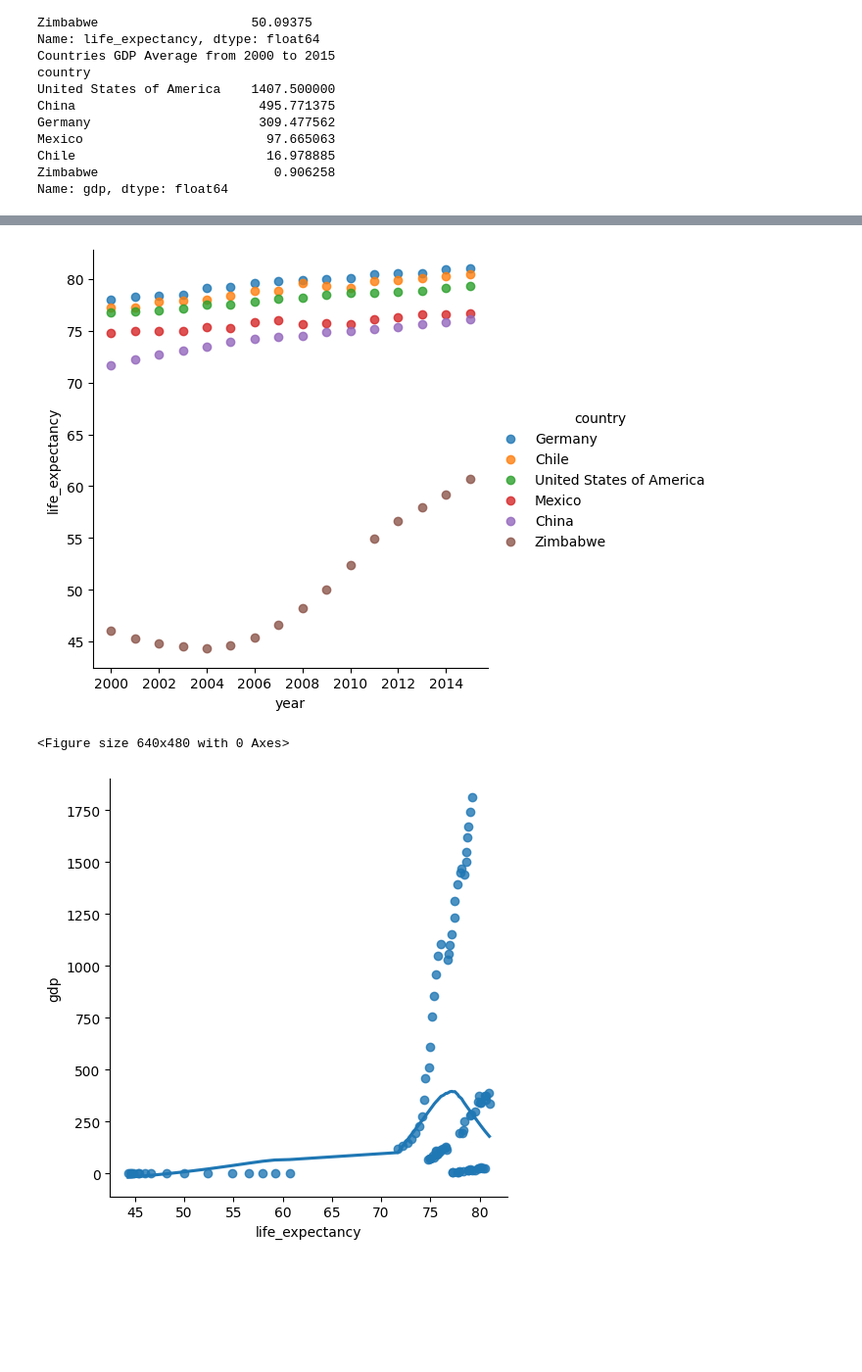
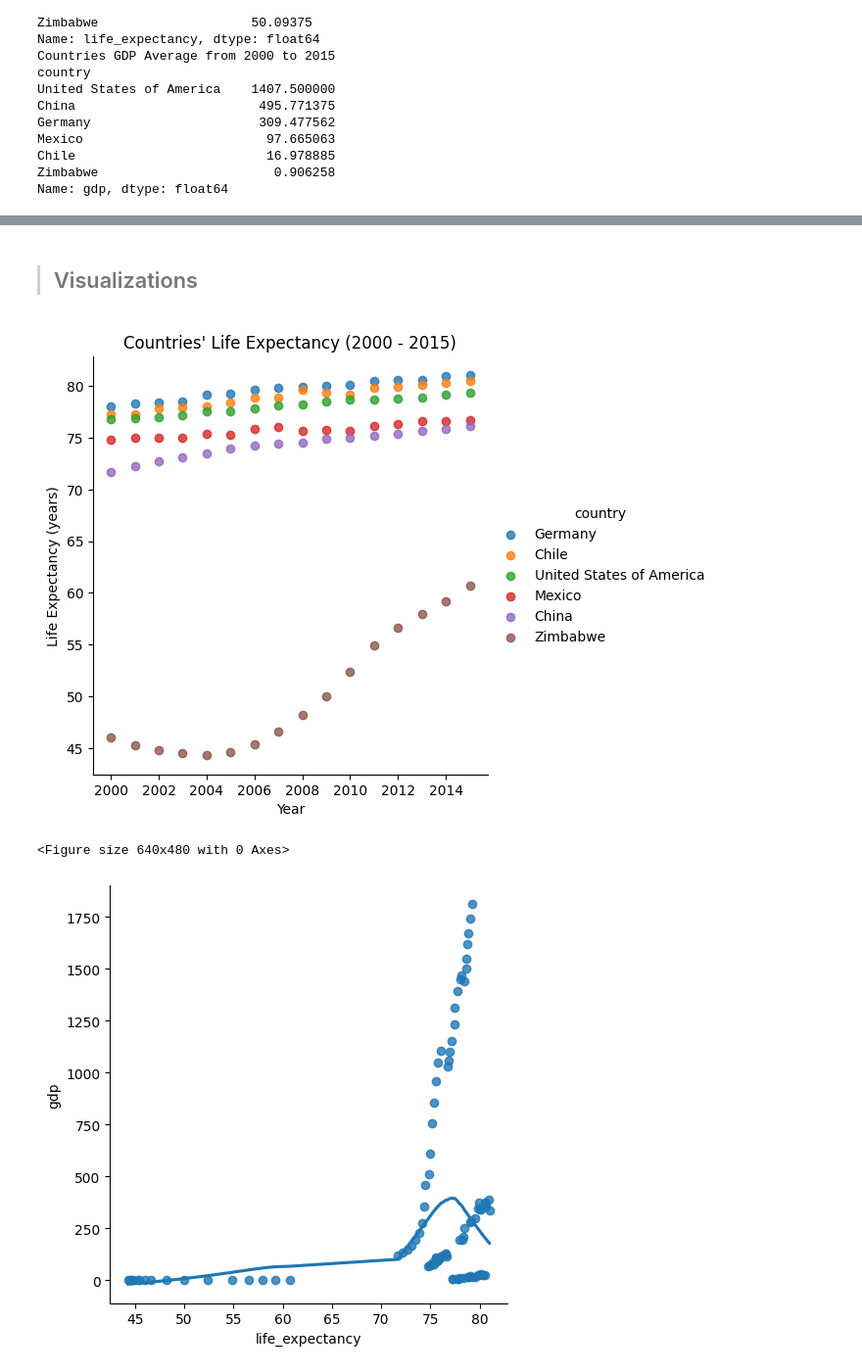
Before and after one commit to aboytech/Life_Expectancy_and_GDP_Starter, a Jupyter notebook: Life-Expectancy-and-GDP-Starter/life_expectancy_gdp.ipynb, the cells around one changed output, grey strips where cells are left out. Shown at 98% size. Saved outputs shown, nothing was run; the diff lists cells and outputs as text; code cells hidden in the pictures; blank space fills up the shorter version.

Commit message:
Visualizations

```diff
--- a/Life-Expectancy-and-GDP-Starter/life_expectancy_gdp.ipynb
+++ b/Life-Expectancy-and-GDP-Starter/life_expectancy_gdp.ipynb
@@ -161,9 +175,14 @@ Name: gdp, dtype: float64
+# %% [markdown]
+> ## Visualizations
 # %%
 sns.lmplot(data = df, x = 'year', y = 'life_expectancy', hue = 'country', fit_reg = False, hue_order = ['Germany', 'Chile', 'United States of America', 'Mexico', 'China', 'Zimbabwe'])
+plt.title("Countries' Life Expectancy (2000 - 2015)")
+plt.xlabel('Year')
+plt.ylabel('Life Expectancy (years)')
 plt.show()
 plt.clf()
 # %% [output]
-[figure, old version]
+[figure, new version]
 <Figure size 640x480 with 0 Axes>
 # %%
 sns.lmplot(data = df, x = 'life_expectancy', y = 'gdp', lowess = True)
```
Also changed, not shown: parts of 1 cell of this notebook.
